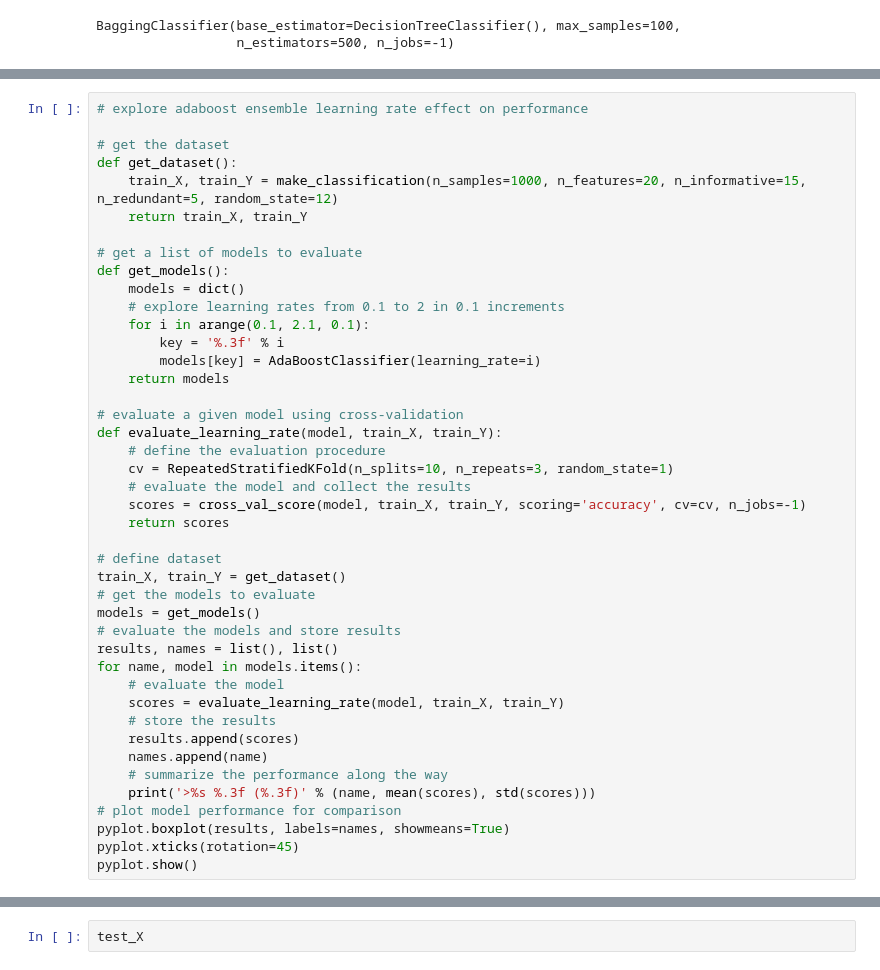
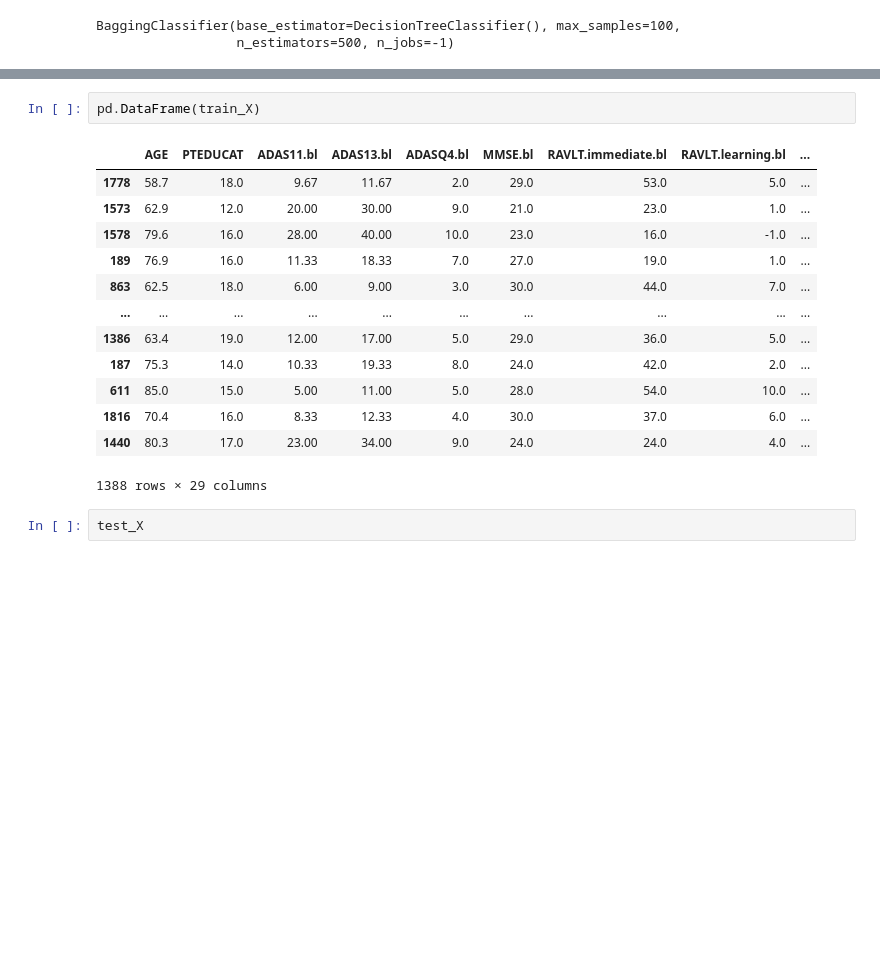
Before and after one commit to CharlotteZepeda/DP-Mini-Project, a Jupyter notebook: data+plotting.ipynb, the cells around one changed output, grey strips where cells are left out. Cells and saved outputs as stored; diff of their text form; blank space fills up the shorter version.

Commit message:
working plot+data

```diff
--- a/data+plotting.ipynb
+++ b/data+plotting.ipynb
@@ -615,43 +565,0 @@ pyplot.show()
-# %%
-# explore adaboost ensemble learning rate effect on performance
-
-# get the dataset
-def get_dataset():
-    train_X, train_Y = make_classification(n_samples=1000, n_features=20, n_informative=15, n_redundant=5, random_state=12)
-    return train_X, train_Y
-
-# get a list of models to evaluate
-def get_models():
-    models = dict()
-    # explore learning rates from 0.1 to 2 in 0.1 increments
-    for i in arange(0.1, 2.1, 0.1):
-        key = '%.3f' % i
-        models[key] = AdaBoostClassifier(learning_rate=i)
-    return models
-
-# evaluate a given model using cross-validation
-def evaluate_learning_rate(model, train_X, train_Y):
-    # define the evaluation procedure
-    cv = RepeatedStratifiedKFold(n_splits=10, n_repeats=3, random_state=1)
-    # evaluate the model and collect the results
-    scores = cross_val_score(model, train_X, train_Y, scoring='accuracy', cv=cv, n_jobs=-1)
-    return scores
-
-# define dataset
-train_X, train_Y = get_dataset()
-# get the models to evaluate
-models = get_models()
-# evaluate the models and store results
-results, names = list(), list()
-for name, model in models.items():
-    # evaluate the model
-    scores = evaluate_learning_rate(model, train_X, train_Y)
-    # store the results
-    results.append(scores)
-    names.append(name)
-    # summarize the performance along the way
-    print('>%s %.3f (%.3f)' % (name, mean(scores), std(scores)))
-# plot model performance for comparison
-pyplot.boxplot(results, labels=names, showmeans=True)
-pyplot.xticks(rotation=45)
-pyplot.show()
@@ -736,3 +566,19 @@ pyplot.show()
+# %%
+pd.DataFrame(train_X)
+# %% [output]
+|  | AGE | PTEDUCAT | ADAS11.bl | ADAS13.bl | ADASQ4.bl | MMSE.bl | RAVLT.immediate.bl | RAVLT.learning.bl | ... |
+| 1778 | 58.7 | 18.0 | 9.67 | 11.67 | 2.0 | 29.0 | 53.0 | 5.0 | ... |
+| 1573 | 62.9 | 12.0 | 20.00 | 30.00 | 9.0 | 21.0 | 23.0 | 1.0 | ... |
+| 1578 | 79.6 | 16.0 | 28.00 | 40.00 | 10.0 | 23.0 | 16.0 | -1.0 | ... |
+| 189 | 76.9 | 16.0 | 11.33 | 18.33 | 7.0 | 27.0 | 19.0 | 1.0 | ... |
+| 863 | 62.5 | 18.0 | 6.00 | 9.00 | 3.0 | 30.0 | 44.0 | 7.0 | ... |
+| ... | ... | ... | ... | ... | ... | ... | ... | ... | ... |
+| 1386 | 63.4 | 19.0 | 12.00 | 17.00 | 5.0 | 29.0 | 36.0 | 5.0 | ... |
+| 187 | 75.3 | 14.0 | 10.33 | 19.33 | 8.0 | 24.0 | 42.0 | 2.0 | ... |
+| 611 | 85.0 | 15.0 | 5.00 | 11.00 | 5.0 | 28.0 | 54.0 | 10.0 | ... |
+| 1816 | 70.4 | 16.0 | 8.33 | 12.33 | 4.0 | 30.0 | 37.0 | 6.0 | ... |
+| 1440 | 80.3 | 17.0 | 23.00 | 34.00 | 9.0 | 24.0 | 24.0 | 4.0 | ... |
+1388 rows × 29 columns
 # %%
 test_X
 # %% [output]
```
Also changed, not shown: parts of 53 cells of this notebook.
